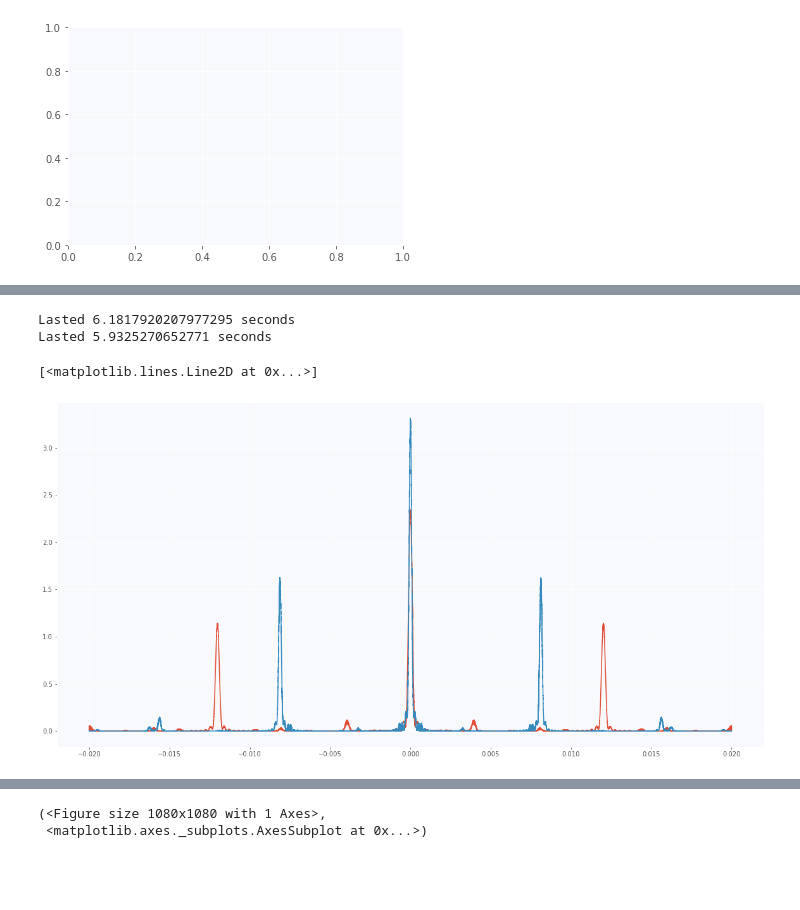
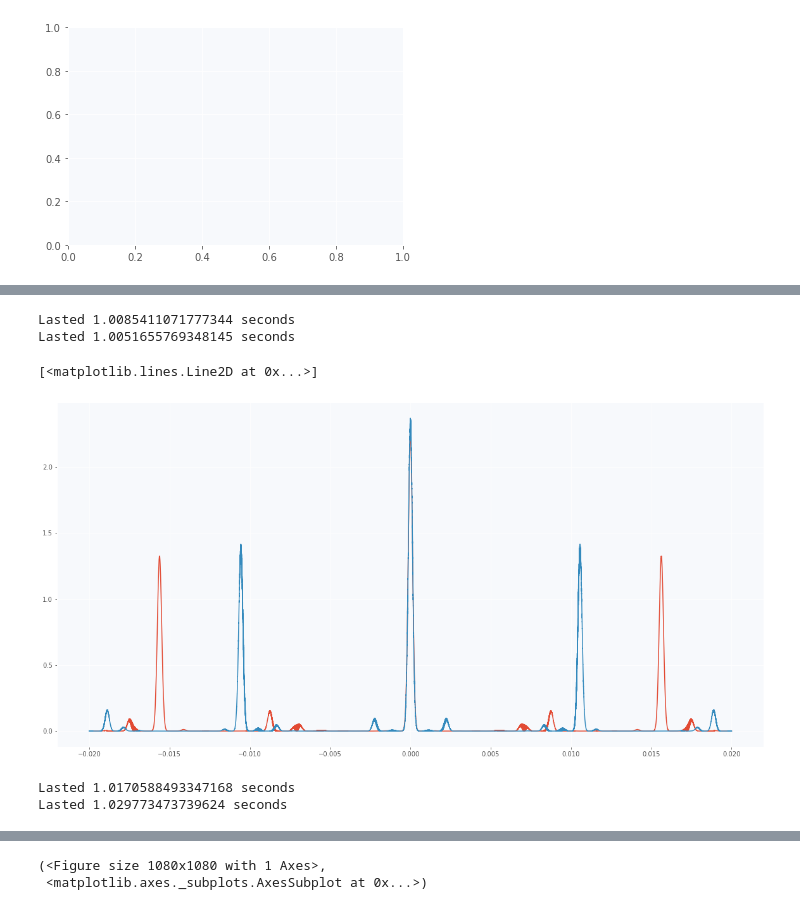
Before and after one commit to raeubaen/misc, a Jupyter notebook: split-step-fourier-method-1D-bis.ipynb, the cells around one changed output, grey strips where cells are left out. Cells and saved outputs as stored; diff of their text form; code cells hidden in the pictures; blank space fills up the shorter version.

```diff
--- a/split-step-fourier-method-1D-bis.ipynb
+++ b/split-step-fourier-method-1D-bis.ipynb
@@ -50,7 +48,7 @@ ntx = 0;
 kx = cp.zeros(nstepx)
 for nn in range(nstepx):
     ikx = nn - ntx;
-    kx[nn] = 2*np.pi*deltaf*ikx;
+    kx[nn] = 2*cp.pi*deltaf*ikx;
     if nn + 1 - nstepx/2 == 0 :
       ntx = nstepx;
 # %%
@@ -240,13 +239,13 @@ ValueError: ignored
 [figure]
 # %%
 PlaneInputField = 0*x
-dist = 6.5e-6
-width = 1.5e-6
+dist = 5e-6 #6.5e-6
+width = 1e-6 #1.5e-6
 
-N = 20
-PlaneInputField += np.sqrt(Ip)*(np.exp(-(x)**20/(width**20)))
+N = 100
+PlaneInputField += cp.sqrt(Ip)*(cp.exp(-(x)**20/(width**20)))
 for n in range(1, N+1):
-  PlaneInputField += np.sqrt(Ip)*(np.exp(-(x-n*dist)**20/(width**20))+np.exp(-(x+n*dist)**20/(width**20)))
+  PlaneInputField += cp.sqrt(Ip)*(cp.exp(-(x-n*dist)**20/(width**20))+cp.exp(-(x+n*dist)**20/(width**20)))
 
 w0 = 0.25e-3
-PlaneInputField = PlaneInputField * np.exp(-(x)**2/(w0**2))
+PlaneInputField = PlaneInputField * cp.exp(-(x)**2/(w0**2))
@@ -274,15 +273,25 @@ Lasted 6.3407676219940186 seconds
 # %%
 OutputField, FieldModuleMemory = propagate(PlaneInputField, k0)
 intensity = np.abs(OutputField)**2
 fig, ax = plt.subplots(figsize=(20, 10))
-ax.plot(x, intensity)
-
+ax.plot(cp.asnumpy(x), cp.asnumpy(intensity))
 OutputField, FieldModuleMemory = propagate(PlaneInputField, 2*np.pi/0.44e-6)
 
 intensity = np.abs(OutputField)**2
-ax.plot(x, intensity)
+ax.plot(cp.asnumpy(x), cp.asnumpy(intensity))
 # %% [output]
-Lasted 6.1817920207977295 seconds
-Lasted 5.9325270652771 seconds
+Lasted 1.0085411071777344 seconds
+Lasted 1.0051655769348145 seconds
 [<matplotlib.lines.Line2D at 0x...>]
-[figure, old version]
+[figure, new version]
+# %%
+OutputField, FieldModuleMemory = propagate(PlaneInputField, 2*cp.pi/0.651e-6)
+intensity1 = cp.abs(OutputField)**2
+
+
+OutputField, FieldModuleMemory = propagate(PlaneInputField, 2*cp.pi/0.637e-6)
+
+intensity2 = cp.abs(OutputField)**2
+# %% [output]
+Lasted 1.0170588493347168 seconds
+Lasted 1.029773473739624 seconds
```
Also changed, not shown: parts of 13 cells of this notebook.
